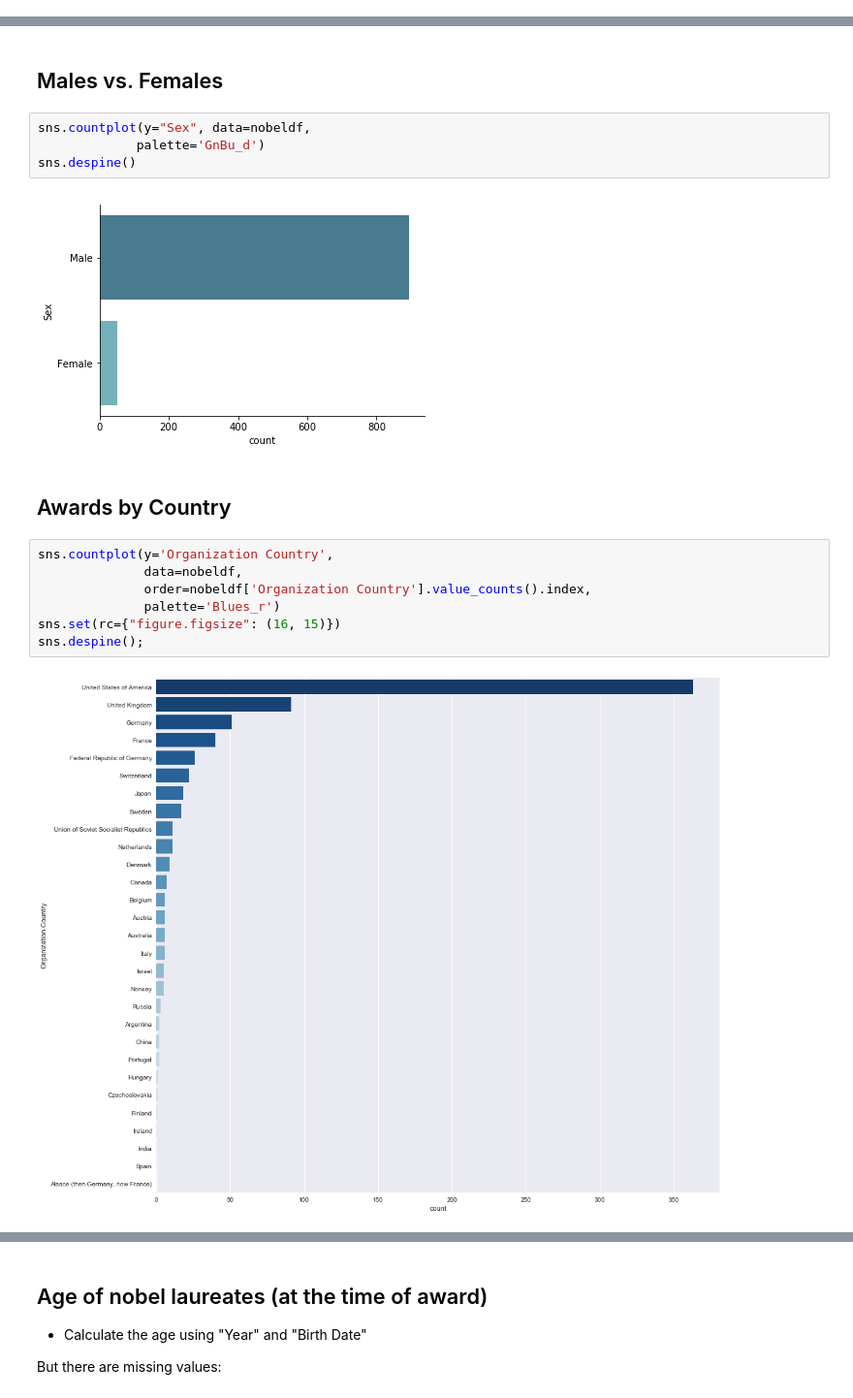
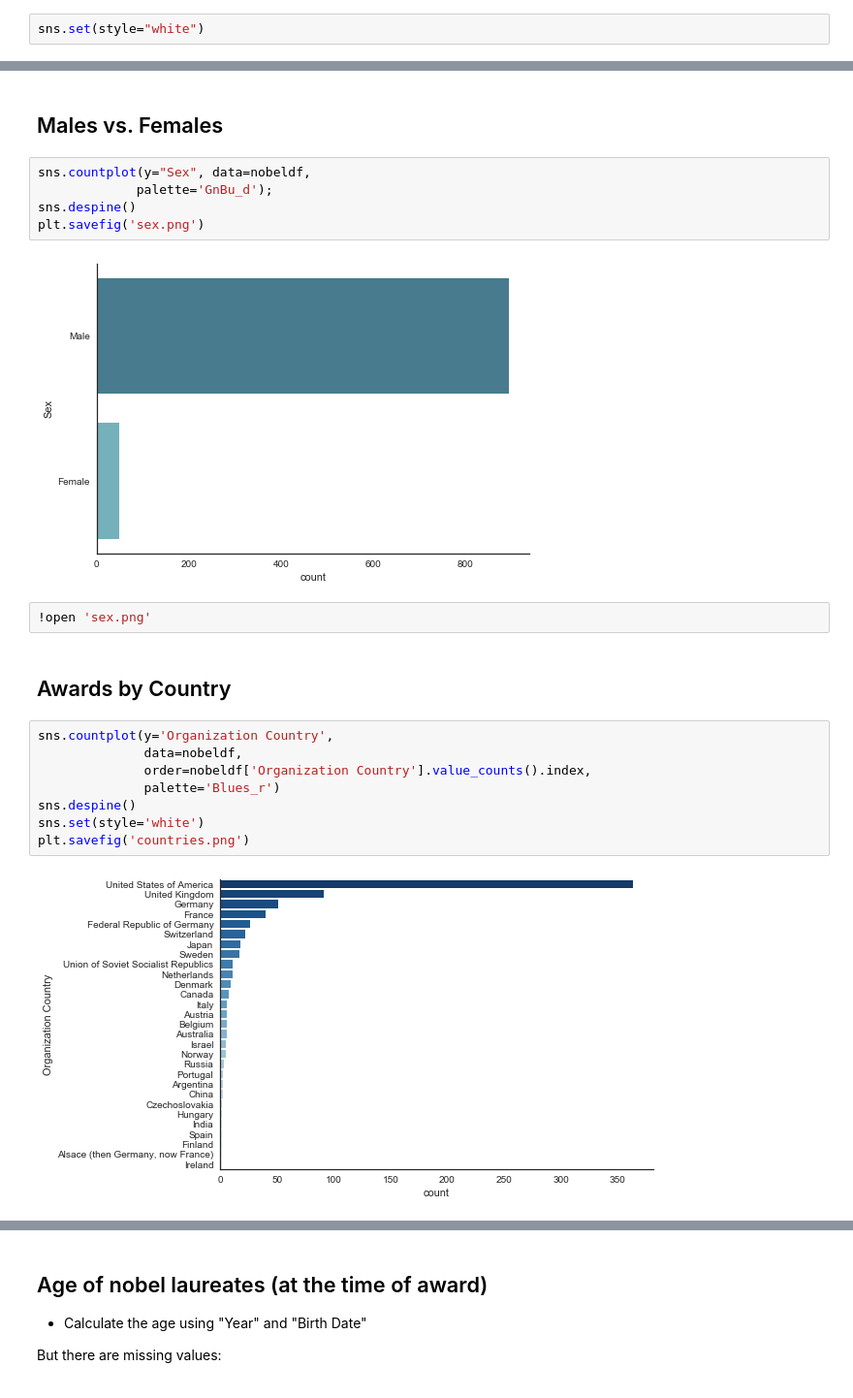
Before and after one commit to mudspringhiker/nobel_prize, a Jupyter notebook: exploratory_analysis.ipynb, the cells around one changed output, grey strips where cells are left out. Shown: that part at 97% size. Cells and saved outputs as stored; diff of their text form.

```diff
--- a/exploratory_analysis.ipynb
+++ b/exploratory_analysis.ipynb
@@ -110,0 +112,2 @@ sns.despine();
+# %%
+sns.set(style="white")
@@ -112,18 +117,22 @@ sns.despine();
 ## Males vs. Females
 # %%
 sns.countplot(y="Sex", data=nobeldf,
-             palette='GnBu_d')
+             palette='GnBu_d');
 sns.despine()
+plt.savefig('sex.png')
 # %% [output]
-[figure, old version]
+[figure, new version]
+# %%
+!open 'sex.png'
 # %% [markdown]
 ## Awards by Country
 # %%
 sns.countplot(y='Organization Country',
               data=nobeldf,
               order=nobeldf['Organization Country'].value_counts().index,
               palette='Blues_r')
-sns.set(rc={"figure.figsize": (16, 15)})
-sns.despine();
+sns.despine()
+sns.set(style='white')
+plt.savefig('countries.png')
 # %% [output]
-[figure, old version]
+[figure, new version]
```
Also changed, not shown: parts of 70 cells of this notebook, 12 other files.
